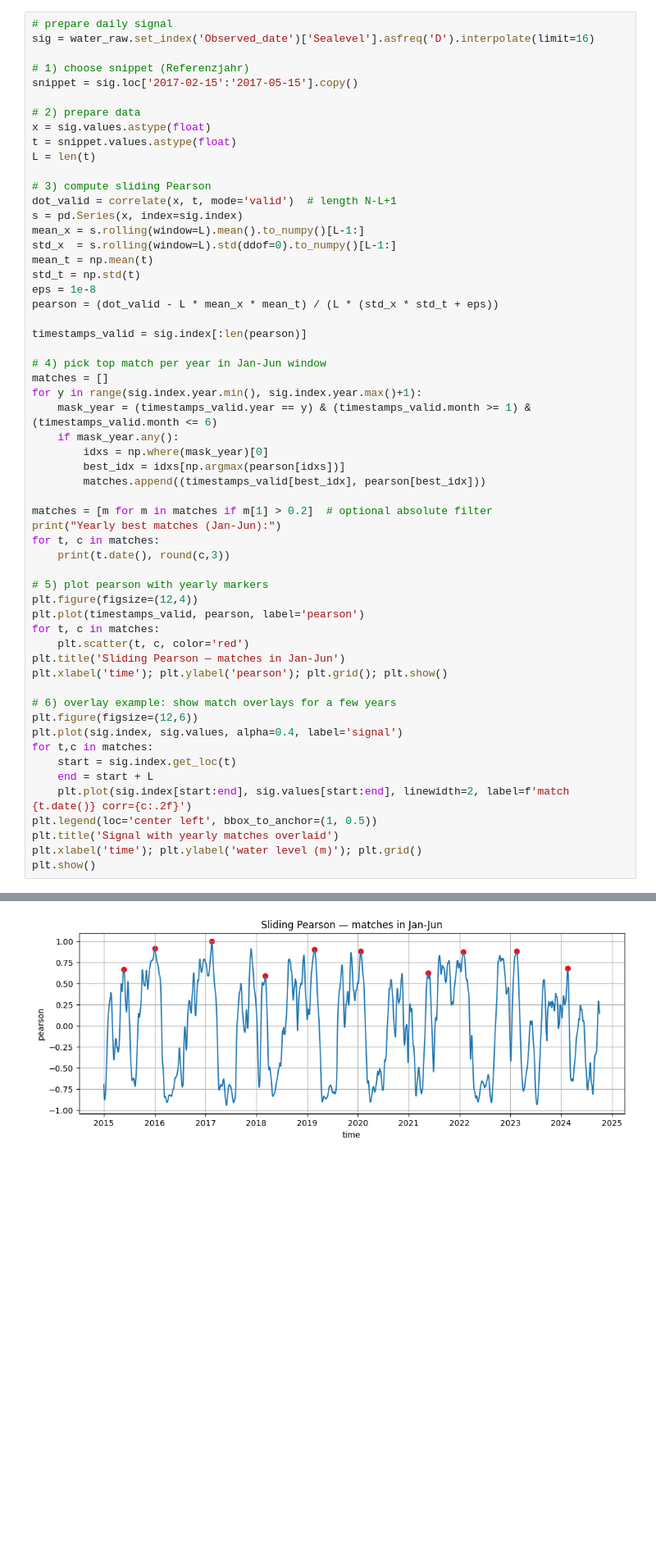
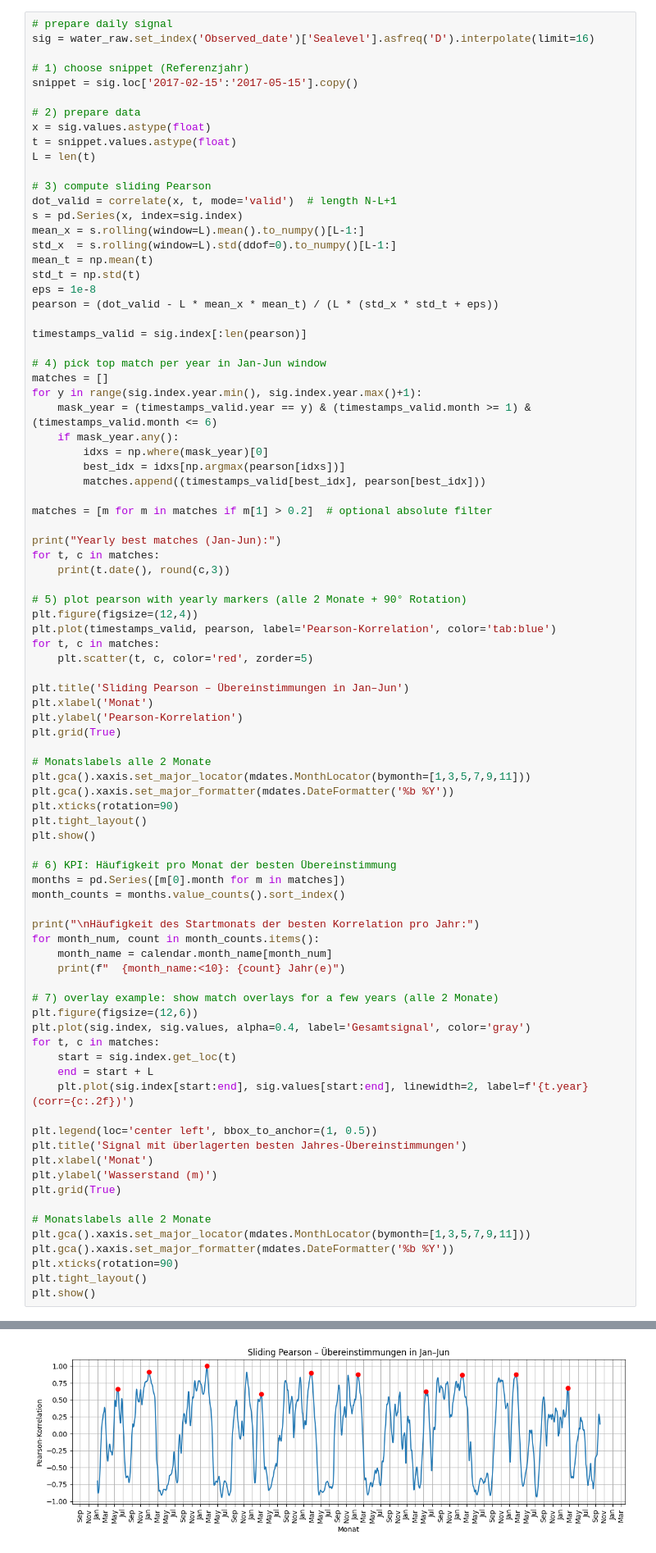
Before and after one commit to adrianmeier2002/gbsv_minichallenges, a Jupyter notebook: MC1/MC1_Day4_9.ipynb, the cells around one changed output, grey strips where cells are left out. Shown at 82% size. Saved outputs shown, nothing was run; the diff lists cells and outputs as text; blank space fills up the shorter version.

```diff
--- a/MC1/MC1_Day4_9.ipynb
+++ b/MC1/MC1_Day4_9.ipynb
@@ -192,42 +198,71 @@ for y in range(sig.index.year.min(), sig.index.year.max()+1):
     if mask_year.any():
         idxs = np.where(mask_year)[0]
         best_idx = idxs[np.argmax(pearson[idxs])]
         matches.append((timestamps_valid[best_idx], pearson[best_idx]))
 
 matches = [m for m in matches if m[1] > 0.2]  # optional absolute filter
+
 print("Yearly best matches (Jan-Jun):")
 for t, c in matches:
     print(t.date(), round(c,3))
 
-# 5) plot pearson with yearly markers
+# 5) plot pearson with yearly markers (alle 2 Monate + 90° Rotation)
 plt.figure(figsize=(12,4))
-plt.plot(timestamps_valid, pearson, label='pearson')
+plt.plot(timestamps_valid, pearson, label='Pearson-Korrelation', color='tab:blue')
 for t, c in matches:
-    plt.scatter(t, c, color='red')
-plt.title('Sliding Pearson — matches in Jan-Jun')
-plt.xlabel('time'); plt.ylabel('pearson'); plt.grid(); plt.show()
+    plt.scatter(t, c, color='red', zorder=5)
 
-# 6) overlay example: show match overlays for a few years
+plt.title('Sliding Pearson – Übereinstimmungen in Jan–Jun')
+plt.xlabel('Monat')
+plt.ylabel('Pearson-Korrelation')
+plt.grid(True)
+
+# Monatslabels alle 2 Monate
+plt.gca().xaxis.set_major_locator(mdates.MonthLocator(bymonth=[1,3,5,7,9,11]))
+plt.gca().xaxis.set_major_formatter(mdates.DateFormatter('%b %Y'))
+plt.xticks(rotation=90)
+plt.tight_layout()
+plt.show()
+
+# 6) KPI: Häufigkeit pro Monat der besten Übereinstimmung
+months = pd.Series([m[0].month for m in matches])
+month_counts = months.value_counts().sort_index()
+
+print("\nHäufigkeit des Startmonats der besten Korrelation pro Jahr:")
+for month_num, count in month_counts.items():
+    month_name = calendar.month_name[month_num]
+    print(f"  {month_name:<10}: {count} Jahr(e)")
+
+# 7) overlay example: show match overlays for a few years (alle 2 Monate)
 plt.figure(figsize=(12,6))
-plt.plot(sig.index, sig.values, alpha=0.4, label='signal')
-for t,c in matches:
+plt.plot(sig.index, sig.values, alpha=0.4, label='Gesamtsignal', color='gray')
+for t, c in matches:
     start = sig.index.get_loc(t)
     end = start + L
-    plt.plot(sig.index[start:end], sig.values[start:end], linewidth=2, label=f'match {t.date()} corr={c:.2f}')
+    plt.plot(sig.index[start:end], sig.values[start:end], linewidth=2, label=f'{t.year} (corr={c:.2f})')
+
 plt.legend(loc='center left', bbox_to_anchor=(1, 0.5))
-plt.title('Signal with yearly matches overlaid')
-plt.xlabel('time'); plt.ylabel('water level (m)'); plt.grid()
+plt.title('Signal mit überlagerten besten Jahres-Übereinstimmungen')
+plt.xlabel('Monat')
+plt.ylabel('Wasserstand (m)')
+plt.grid(True)
+
+# Monatslabels alle 2 Monate
+plt.gca().xaxis.set_major_locator(mdates.MonthLocator(bymonth=[1,3,5,7,9,11]))
+plt.gca().xaxis.set_major_formatter(mdates.DateFormatter('%b %Y'))
+plt.xticks(rotation=90)
+plt.tight_layout()
 plt.show()
 # %% [output]
 Yearly best matches (Jan-Jun):
 2015-05-24 0.662
 2016-01-01 0.915
 2017-02-15 1.0
 2018-03-06 0.585
 2019-02-24 0.899
 2020-01-21 0.879
 2021-05-18 0.622
 2022-01-29 0.872
 2023-02-15 0.878
 2024-02-17 0.676
-[figure, old version]
+[figure, new version]
```
Also changed, not shown: parts of 9 cells of this notebook, 1 other file.
